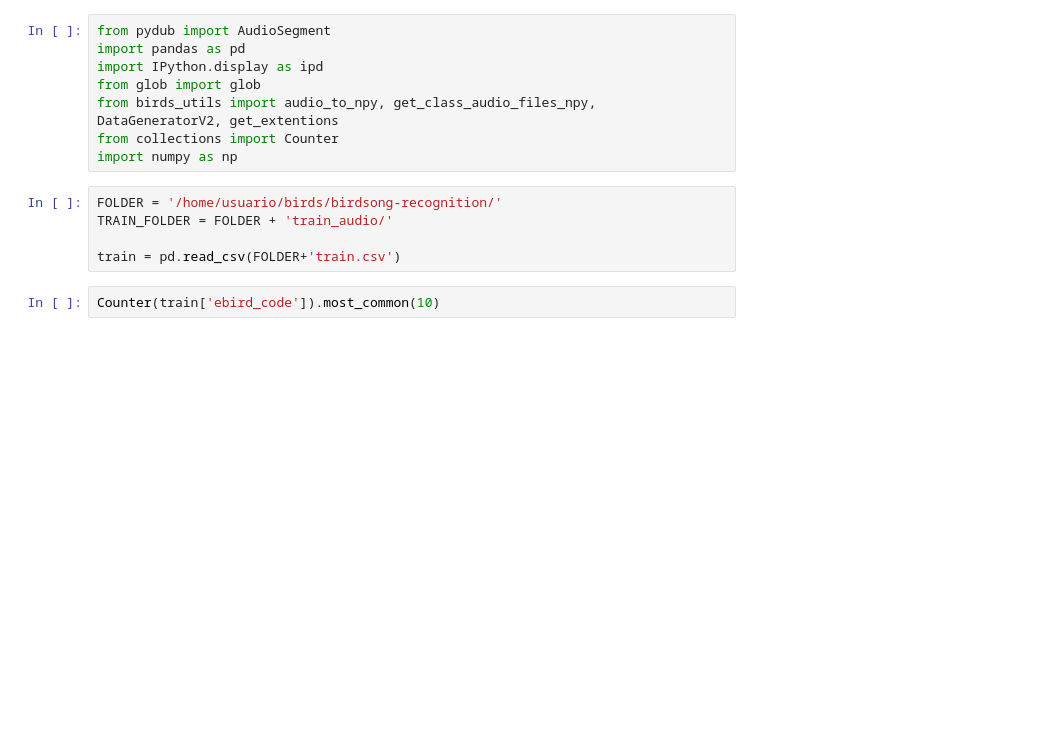
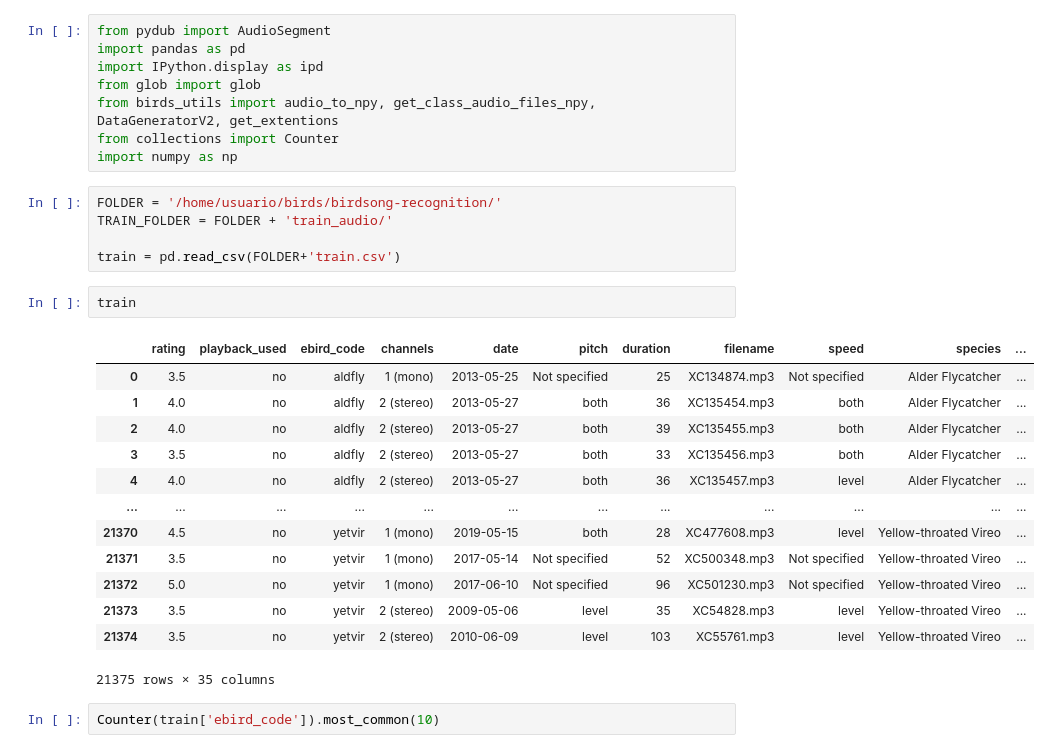
Before and after one commit to jganzabal/kaggle-birds, a Jupyter notebook: 01_Preprocess.ipynb, the cells around one changed output. Saved outputs shown, nothing was run; the diff lists cells and outputs as text; blank space fills up the shorter version.

```diff
--- a/01_Preprocess.ipynb
+++ b/01_Preprocess.ipynb
@@ -14,6 +14,22 @@ FOLDER = '/home/usuario/birds/birdsong-recognition/'
 TRAIN_FOLDER = FOLDER + 'train_audio/'
 
 train = pd.read_csv(FOLDER+'train.csv')
+# %%
+train
+# %% [output]
+|  | rating | playback_used | ebird_code | channels | date | pitch | duration | filename | speed | species | ... |
+| 0 | 3.5 | no | aldfly | 1 (mono) | 2013-05-25 | Not specified | 25 | XC134874.mp3 | Not specified | Alder Flycatcher | ... |
+| 1 | 4.0 | no | aldfly | 2 (stereo) | 2013-05-27 | both | 36 | XC135454.mp3 | both | Alder Flycatcher | ... |
+| 2 | 4.0 | no | aldfly | 2 (stereo) | 2013-05-27 | both | 39 | XC135455.mp3 | both | Alder Flycatcher | ... |
+| 3 | 3.5 | no | aldfly | 2 (stereo) | 2013-05-27 | both | 33 | XC135456.mp3 | both | Alder Flycatcher | ... |
+| 4 | 4.0 | no | aldfly | 2 (stereo) | 2013-05-27 | both | 36 | XC135457.mp3 | level | Alder Flycatcher | ... |
+| ... | ... | ... | ... | ... | ... | ... | ... | ... | ... | ... | ... |
+| 21370 | 4.5 | no | yetvir | 1 (mono) | 2019-05-15 | both | 28 | XC477608.mp3 | level | Yellow-throated Vireo | ... |
+| 21371 | 3.5 | no | yetvir | 1 (mono) | 2017-05-14 | Not specified | 52 | XC500348.mp3 | Not specified | Yellow-throated Vireo | ... |
+| 21372 | 5.0 | no | yetvir | 1 (mono) | 2017-06-10 | Not specified | 96 | XC501230.mp3 | Not specified | Yellow-throated Vireo | ... |
+| 21373 | 3.5 | no | yetvir | 2 (stereo) | 2009-05-06 | level | 35 | XC54828.mp3 | level | Yellow-throated Vireo | ... |
+| 21374 | 3.5 | no | yetvir | 2 (stereo) | 2010-06-09 | level | 103 | XC55761.mp3 | level | Yellow-throated Vireo | ... |
+21375 rows × 35 columns
 # %%
 Counter(train['ebird_code']).most_common(10)
 # %% [output]
```
Also changed, not shown: parts of 3 cells of this notebook, 3 other files.
